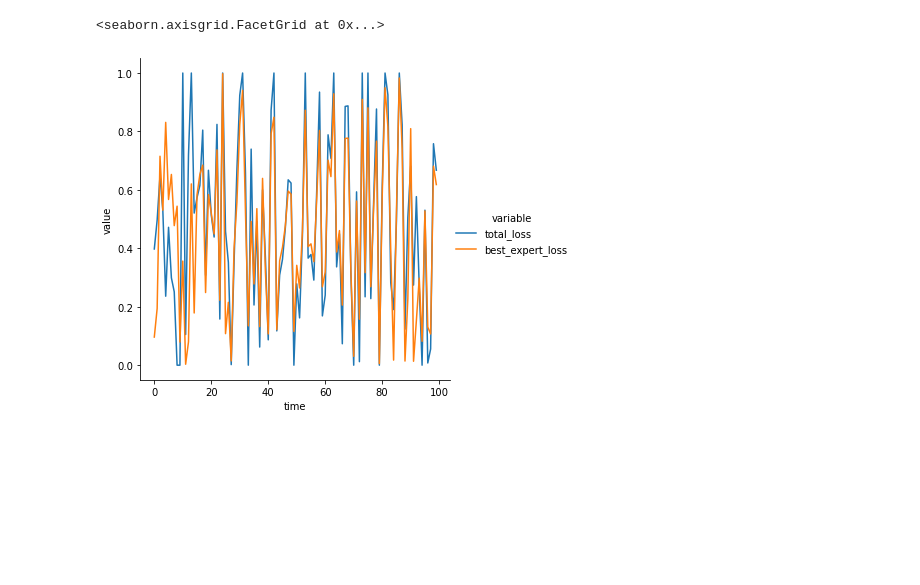
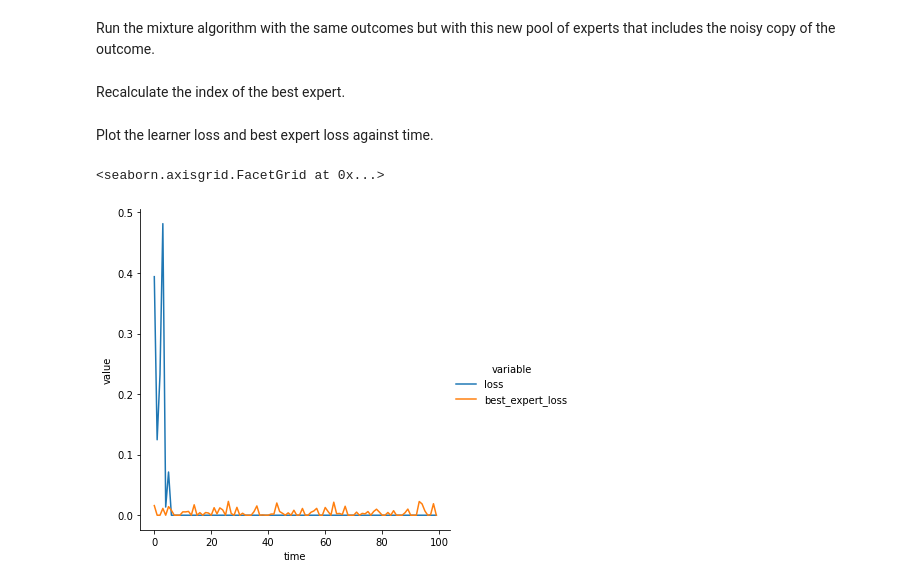
Before and after one commit to MHenderson/expert-learning, a Jupyter notebook: scalar_experiment.ipynb, the cells around one changed output. Drawn from its saved outputs; the diff is of its cells as text; code cells hidden in the pictures; blank space fills up the shorter version.

```diff
--- a/scalar_experiment.ipynb
+++ b/scalar_experiment.ipynb
@@ -29,0 +39,4 @@ outcomes = np.floor(2*np.random.rand(t_time))
+# %%
+n = 10
+
+E1 = np.random.rand(T, n)
@@ -29,0 +140,3 @@ outcomes = np.floor(2*np.random.rand(t_time))
+# %%
+E2 = E1.copy()
+E2[:, n - 1] = y
@@ -30,22 +145,33 @@ outcomes = np.floor(2*np.random.rand(t_time))
+# %%
+for t in range(T):
+  a = random.gauss(0, 0.01)
+  if 0 <= a + E2[t, n - 1] <= 1:
+    E2[t, n - 1] = a + E2[t, n - 1]
+# %% [markdown]
+Run the mixture algorithm with the same outcomes but with this new pool of experts that includes the noisy copy of the outcome.
 # %%
-A = ScalarExpertsProblem(n_experts, t_time, experts_, outcomes)
+A = ScalarExpertsProblem(E2, y)
 result = A.mixture(beta)
+# %% [markdown]
+Recalculate the index of the best expert.
 # %%
 expert_losses = np.sum(result["expert-loss"], axis = 0)
 best_expert_total_loss = np.min(expert_losses)
 best_expert_index = np.argmin(expert_losses)
+# %% [markdown]
+Plot the learner loss and best expert loss against time.
 # %%
 df = pd.DataFrame(
     dict(
         time = np.arange(100),
-        total_loss = result["learner-loss"],
+        loss = result["learner-loss"],
         best_expert_loss = result["expert-loss"][:, best_expert_index]
-        )
     )
+)
 
 df_long = pd.melt(df, ['time'])
+
+sns.relplot(x = "time", y = "value", hue = "variable", kind = "line", data = df_long)
+# %% [output]
+<seaborn.axisgrid.FacetGrid at 0x...>
+[figure, added]
-# %%
-sns.relplot(x = "time", y = "value", hue = "variable", kind = "line", data = df_long)
-# %% [output]
-<seaborn.axisgrid.FacetGrid at 0x...>
-[figure, removed]
```
Also changed, not shown: parts of 43 cells of this notebook.
